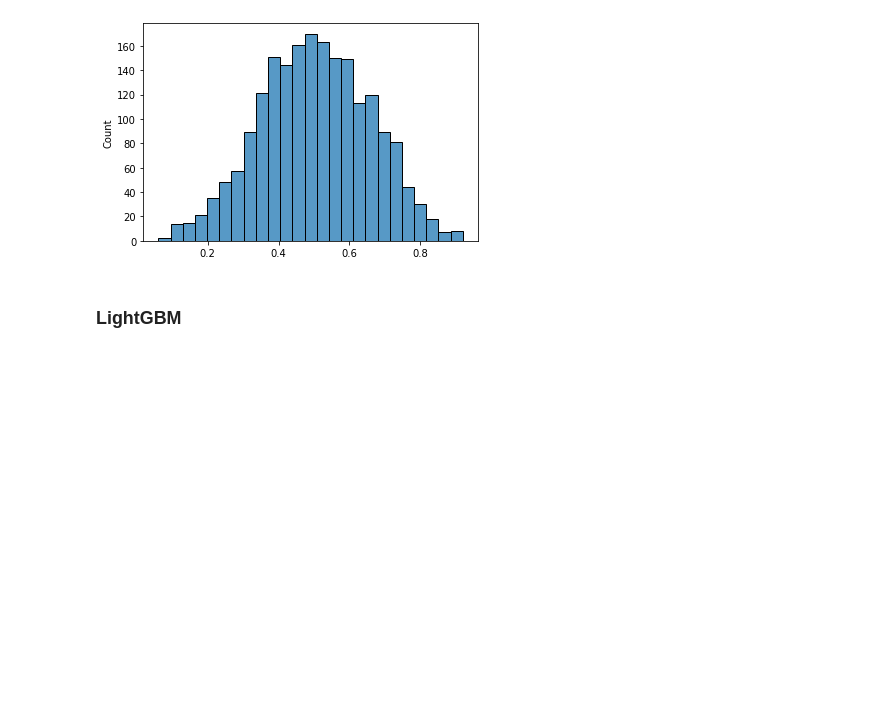
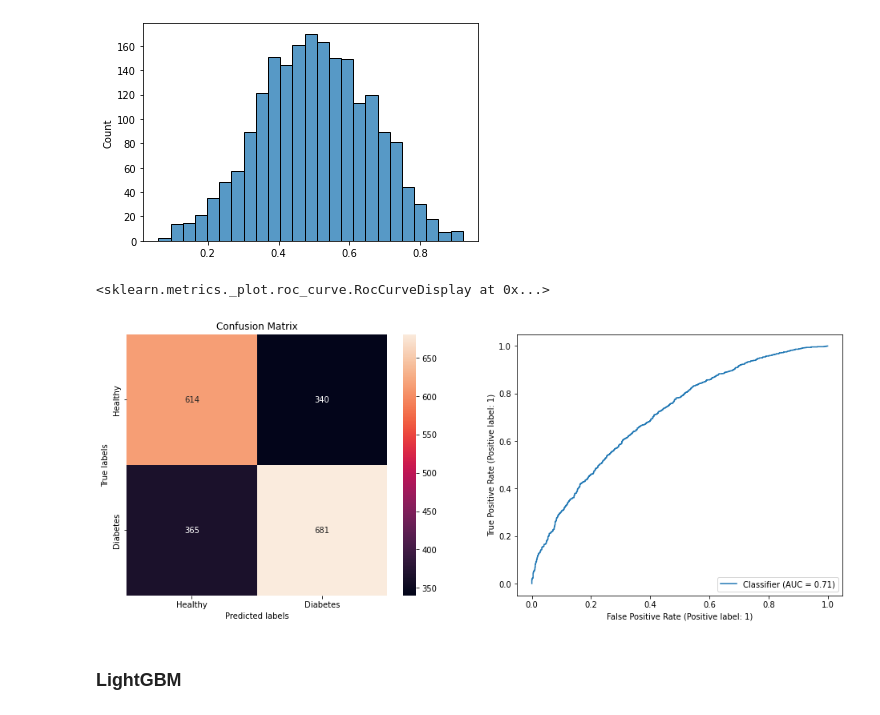
Before and after one commit to PatrikDurdevic/Conformal-Prediction-for-NLP-Sentiment-Classification, a Jupyter notebook: BSc_Thesis.ipynb, the cells around one changed output. Saved outputs shown, nothing was run; the diff lists cells and outputs as text; code cells hidden in the pictures; blank space fills up the shorter version.

```diff
--- a/BSc_Thesis.ipynb
+++ b/BSc_Thesis.ipynb
@@ -235,6 +130,24 @@ sns.histplot(data_svm[0])
 # %% [output]
 <AxesSubplot:ylabel='Count'>
 [figure]
+# %%
+from sklearn.metrics import confusion_matrix
+import matplotlib.pyplot as plt
+
+threshold = 0.5
+y_hat = (data_svm[0] > threshold).astype('float')
+
+fig, ax = plt.subplots(1, 2, figsize=(16,6))
+sns.heatmap(confusion_matrix(data_svm[1], y_hat), annot=True, fmt='g', ax=ax[0])
+ax[0].set_xlabel('Predicted labels');ax[0].set_ylabel('True labels');
+ax[0].set_title('Confusion Matrix')
+ax[0].xaxis.set_ticklabels(['Healthy', 'Diabetes']); ax[0].yaxis.set_ticklabels(['Healthy', 'Diabetes'])
+
+from sklearn.metrics import RocCurveDisplay
+RocCurveDisplay.from_predictions(data_svm[1], data_svm[0], ax=ax[1])
+# %% [output]
+<sklearn.metrics._plot.roc_curve.RocCurveDisplay at 0x...>
+[figure, added]
 # %% [markdown]
 ### LightGBM
 # %%
```
Also changed, not shown: parts of 15 cells of this notebook.
